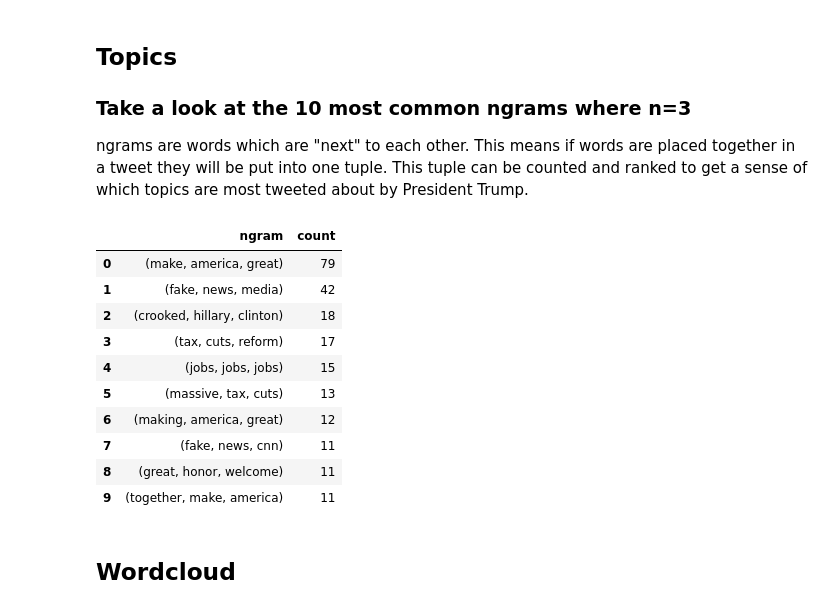
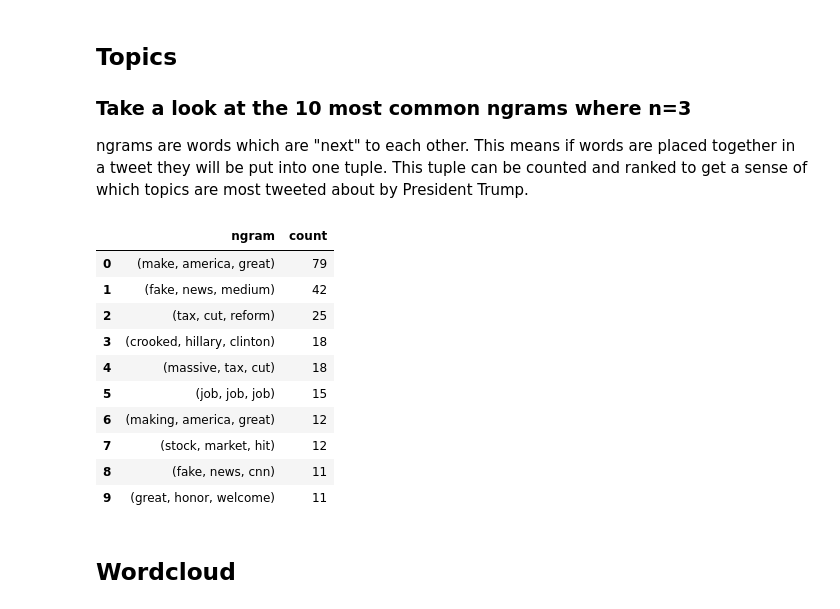
Before and after one commit to Lumik7/bi2_project2, a Jupyter notebook: notebooks/3.0-lm-twitter-analysis.ipynb, the cells around one changed output. Cells and saved outputs as stored; diff of their text form; code cells hidden in the pictures.

```diff
--- a/notebooks/3.0-lm-twitter-analysis.ipynb
+++ b/notebooks/3.0-lm-twitter-analysis.ipynb
@@ -230,28 +230,34 @@ hashtag_ranking
 ngrams are words which are "next" to each other. This means if words are placed together in a tweet they will be put into one tuple. This tuple can be counted and ranked to get a sense of which topics are most tweeted about by President Trump.
 # %%
 from nltk import ngrams
+import nltk
+
+# remove inflections e.g. like, likely are both changed to like
+# this results in cleaner results
 terms = [term for tweet in data.words_only for term in tweet.split(',')]
-terms_bigram = ngrams(terms,3)
+lemma = nltk.wordnet.WordNetLemmatizer()
+lemmatized_terms = [lemma.lemmatize(term) for term in terms]
+terms_bigram = ngrams(lemmatized_terms,3)
 
 nr_of_ngrams = 10
 most_common = Counter(terms_bigram).most_common(nr_of_ngrams)
 colnames = [tag for tag,_ in most_common]
 counts = np.array([count for _,count in most_common])
 counts.shape = (1,nr_of_ngrams)
 ngram_ranking = pd.DataFrame(counts, columns=colnames).T.reset_index().rename(columns={0:"count","index":"ngram"})
 ngram_ranking
 # %% [output]
 |  | ngram | count |
 | 0 | (make, america, great) | 79 |
-| 1 | (fake, news, media) | 42 |
-| 2 | (crooked, hillary, clinton) | 18 |
-| 3 | (tax, cuts, reform) | 17 |
-| 4 | (jobs, jobs, jobs) | 15 |
-| 5 | (massive, tax, cuts) | 13 |
+| 1 | (fake, news, medium) | 42 |
+| 2 | (tax, cut, reform) | 25 |
+| 3 | (crooked, hillary, clinton) | 18 |
+| 4 | (massive, tax, cut) | 18 |
+| 5 | (job, job, job) | 15 |
 | 6 | (making, america, great) | 12 |
-| 7 | (fake, news, cnn) | 11 |
-| 8 | (great, honor, welcome) | 11 |
-| 9 | (together, make, america) | 11 |
+| 7 | (stock, market, hit) | 12 |
+| 8 | (fake, news, cnn) | 11 |
+| 9 | (great, honor, welcome) | 11 |
 # %% [markdown]
 ## Wordcloud
 # %%
```
Also changed, not shown: parts of 1 cell of this notebook.
